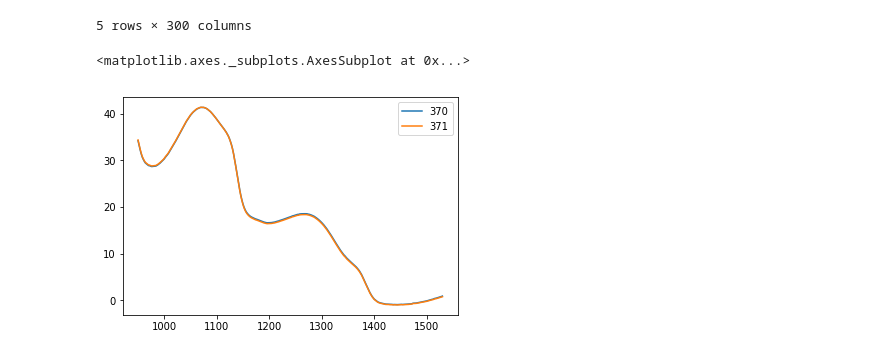
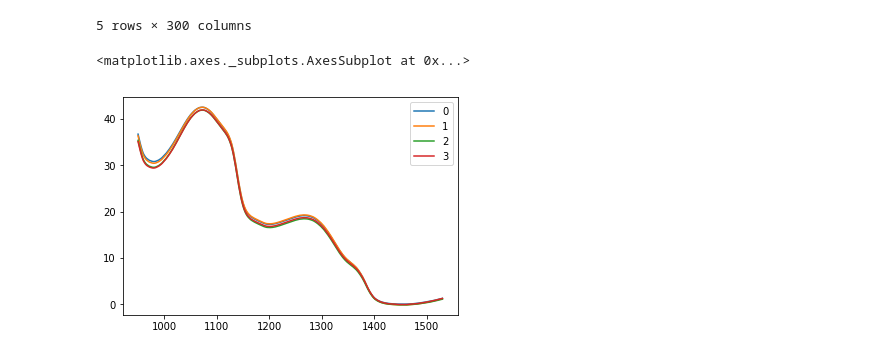
Before and after one commit to rudloffl/open-peas, a Jupyter notebook: notebooks/sqlite - spc database.ipynb, the cells around one changed output. Saved outputs shown, nothing was run; the diff lists cells and outputs as text; code cells hidden in the pictures.

```diff
--- a/notebooks/sqlite - spc database.ipynb
+++ b/notebooks/sqlite - spc database.ipynb
@@ -87,20 +87,28 @@ columns.append('target')
 #columns
 # %%
 dataset = pd.DataFrame(columns=columns)
+sampleid = 0
 
 for index, file in enumerate(filelist[:]):
     details = {}
 
+    # Target
+    details['target'] = targets.Average.iloc[index]
+
     # sample ID
-    details['sampleID'] = index//4
+    if sampleid == 0 and index ==0:
+        sampleid = 0
+    if index != 0 and details['target'] != targets['Average'].iloc[index-1]:
+        sampleid += 1
+    else:
+        pass #same subsample
+
+    details['sampleID'] = sampleid
 
     # Timestamp
     timestamp = '-'.join(file.split('_')[:2])
     time = pd.to_datetime(timestamp, format='%Y%m%d-%H%M%S')
     details['time'] = time
-
-    # Target
-    details['target'] = targets.Average.iloc[index]
 
     # Spectra
     f = spc.File(os.path.join(datafolder, file))
@@ -155,9 +163,9 @@ dataset.head()
 | 4 | NaN | NaN | NaN | NaN | 1 | NaN | 2018-06-19 07:52:19 | NaN | 36.185947 | 35.209904 | ... |
 5 rows × 300 columns
 # %%
-dataset[[int(x) for x in range(950, 1530+1, 2)]].T[[370, 371]].plot()
+dataset[[int(x) for x in range(950, 1530+1, 2)]].T[list(range(4))].plot()
 # %% [output]
 <matplotlib.axes._subplots.AxesSubplot at 0x...>
-[figure, old version]
+[figure, new version]
 # %%
 df = dataset[['target', 'sampleID']].groupby('sampleID').std()
```
Also changed, not shown: parts of 4 cells of this notebook, 8 other files.
